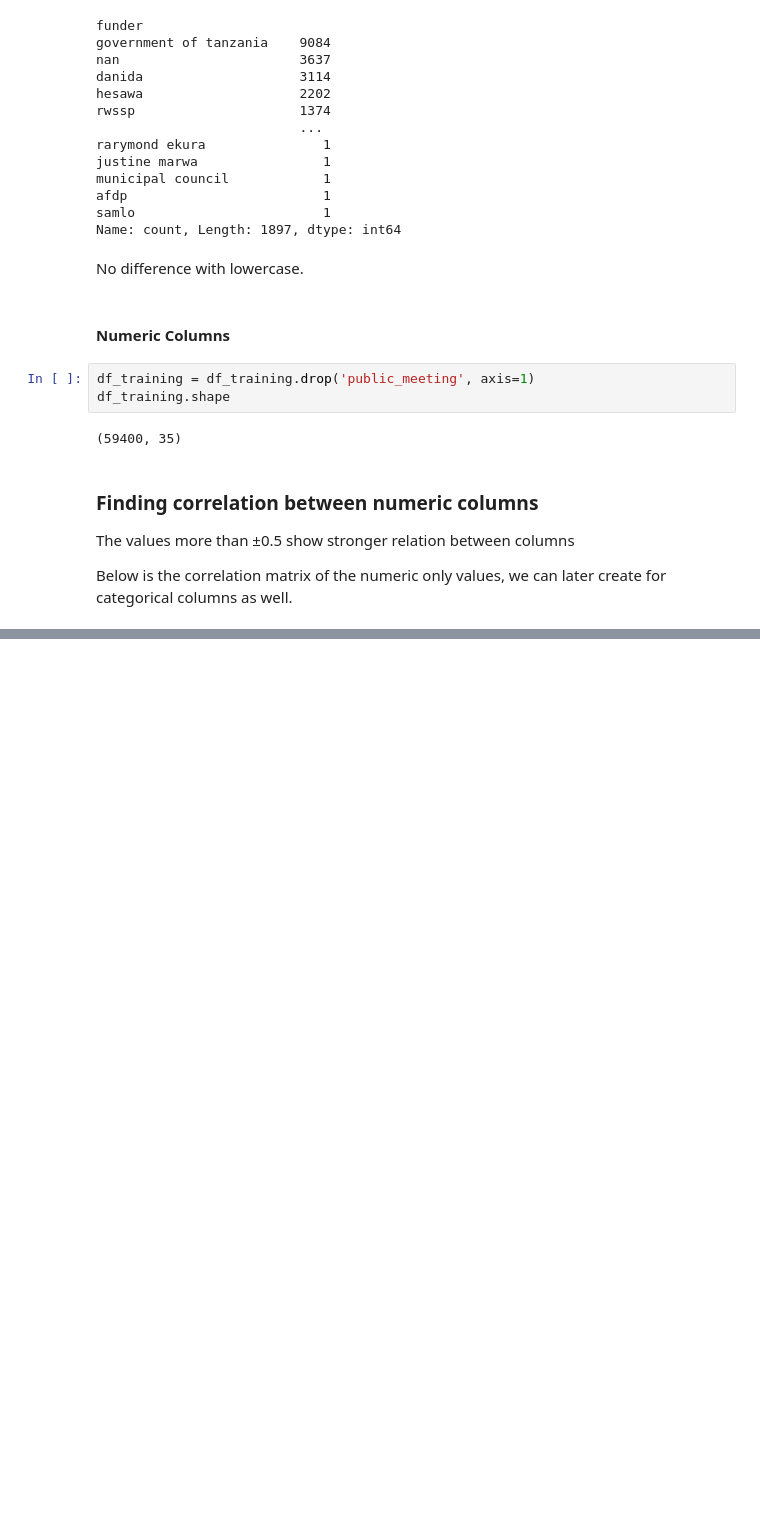
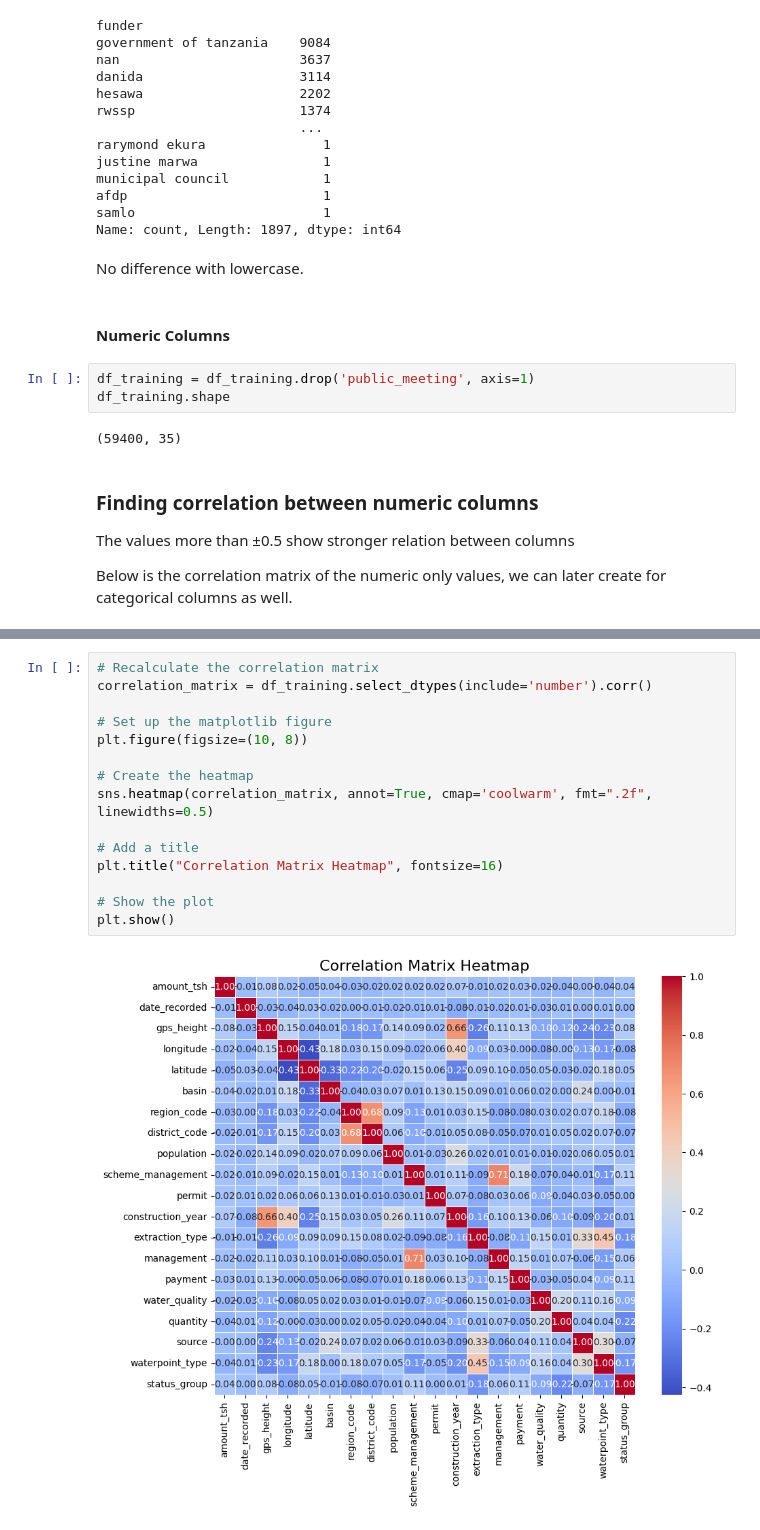
Before and after one commit to fsmariam/HydroLogic, a Jupyter notebook: notebooks/data_cleaned.ipynb, the cells around one changed output, grey strips where cells are left out. Cells and saved outputs as stored; diff of their text form; blank space fills up the shorter version.

```diff
--- a/notebooks/data_cleaned.ipynb
+++ b/notebooks/data_cleaned.ipynb
@@ -114,0 +129,17 @@ plt.show()
+# %%
+# Recalculate the correlation matrix
+correlation_matrix = df_training.select_dtypes(include='number').corr()
+
+# Set up the matplotlib figure
+plt.figure(figsize=(10, 8))
+
+# Create the heatmap
+sns.heatmap(correlation_matrix, annot=True, cmap='coolwarm', fmt=".2f", linewidths=0.5)
+
+# Add a title
+plt.title("Correlation Matrix Heatmap", fontsize=16)
+
+# Show the plot
+plt.show()
+# %% [output]
+[figure, added]
```
Also changed, not shown: parts of 4 cells of this notebook.
